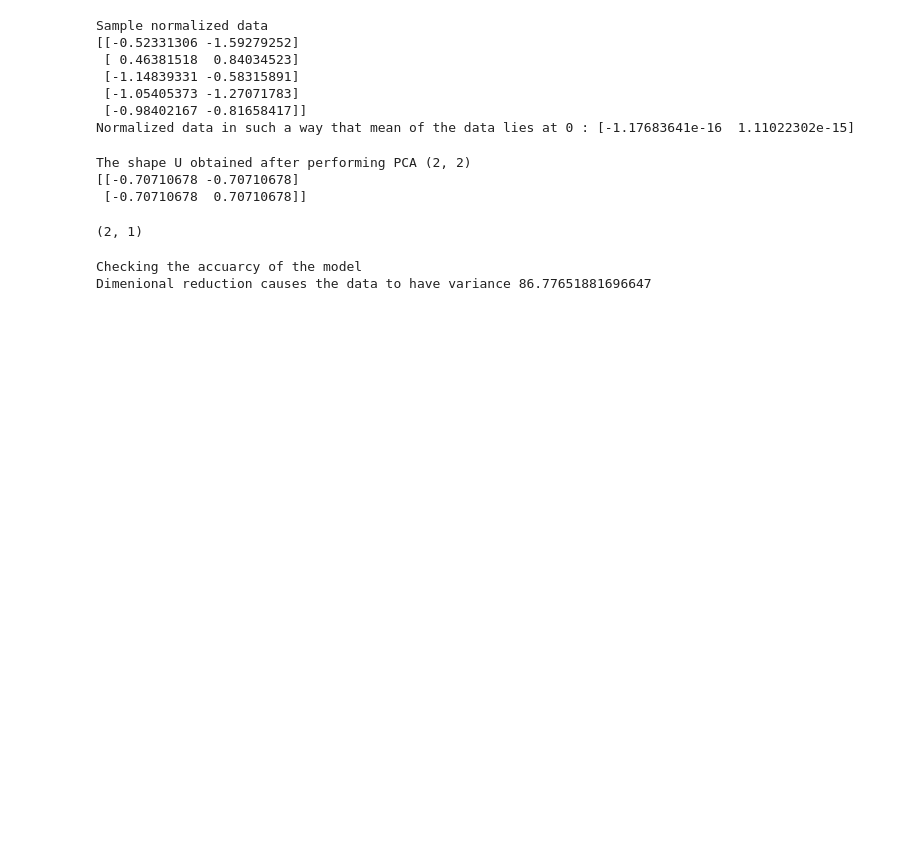
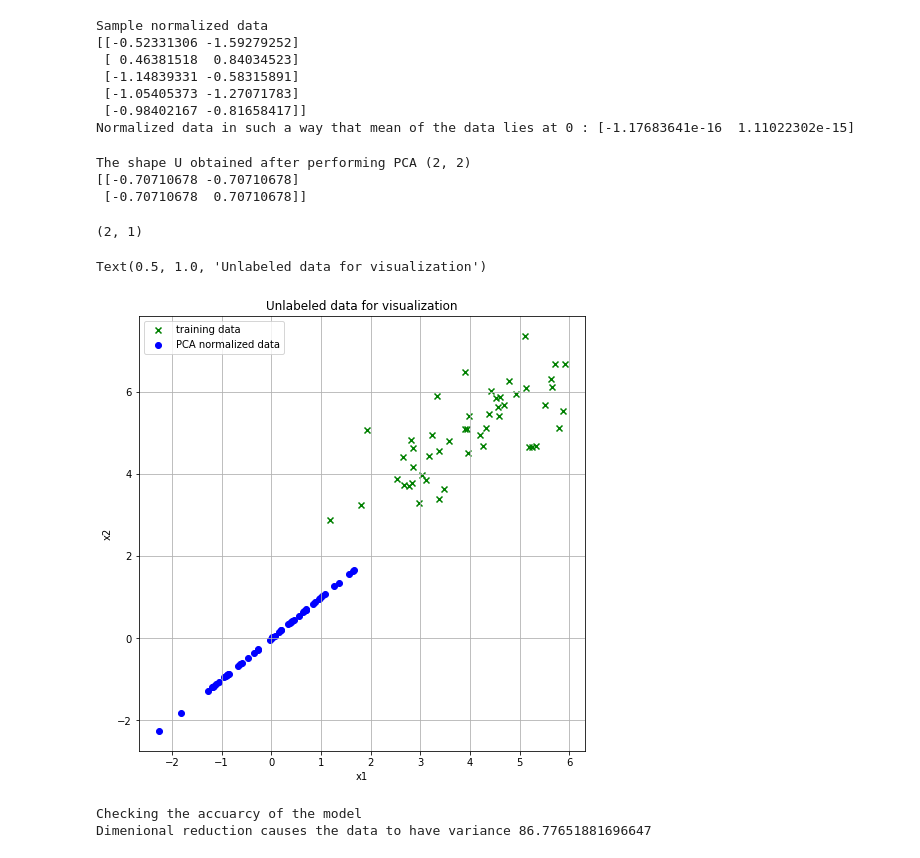
Before and after one commit to viswambhar-yasa/machine_learning, a Jupyter notebook: prinicple_components_analysis .ipynb, the cells around one changed output. Saved outputs shown, nothing was run; the diff lists cells and outputs as text; code cells hidden in the pictures; blank space fills up the shorter version.

```diff
--- a/prinicple_components_analysis .ipynb
+++ b/prinicple_components_analysis .ipynb
@@ -73,13 +73,25 @@ print(u)
 The shape U obtained after performing PCA (2, 2)
 [[-0.70710678 -0.70710678]
  [-0.70710678  0.70710678]]
-# %%
-k=1
-Ured=u[:,:k]
-print(Ured.shape)
-Z=np.dot(X_norm,Ured)
-# %% [output]
-(2, 1)
+# %%
+k=1
+Ured=u[:,:k]
+print(Ured.shape)
+Z=np.dot(X_norm,Ured)
+X_app=np.dot(Z,Ured.T)
+
+fig,ax=plt.subplots(figsize=(8,8))
+ax.scatter(X_trn[:,0],X_trn[:,1],marker='x',color='g',label='training data')
+ax.scatter(X_app[:,0],X_app[:,1],marker='o',color='b',label='PCA normalized data')
+plt.xlabel('x1')
+plt.ylabel('x2')
+plt.grid()
+plt.legend()
+plt.title('Unlabeled data for visualization')
+# %% [output]
+(2, 1)
+Text(0.5, 1.0, 'Unlabeled data for visualization')
+[figure, added]
 # %%
 print('Checking the accuarcy of the model')
 K=np.sum(s[:k])/np.sum(s)
```
